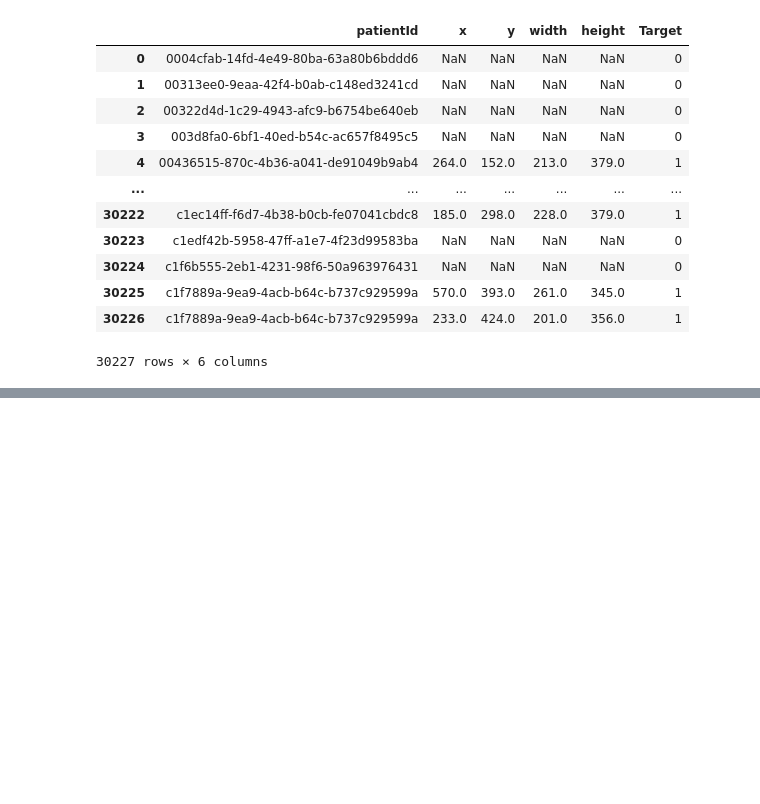
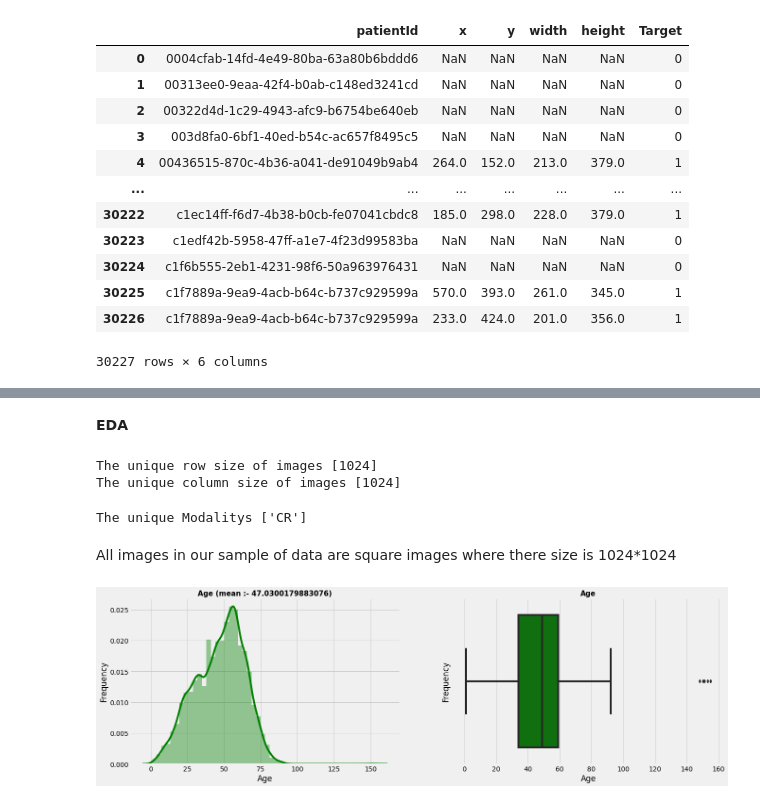
Before and after one commit to RohanKittu/Pneumonia-Detection_tensorflow, a Jupyter notebook: Pneumonia_detection.ipynb, the cells around one changed output, grey strips where cells are left out. Drawn from its saved outputs; the diff is of its cells as text; code cells hidden in the pictures; blank space fills up the shorter version.

```diff
--- a/Pneumonia_detection.ipynb
+++ b/Pneumonia_detection.ipynb
@@ -120,0 +500,5 @@ sample_sub
+# %%
+process_storage_folder_path:str = os.path.join(os.getcwd(),'pre_processed_data_set')
+saved_file_name_coordinates:str = os.path.join(process_storage_folder_path, "coordinates_org.pkl")
+coordinates_info:pd.DataFrame = pd.read_pickle(saved_file_name_coordinates)
+coordinates_info
@@ -120,0 +519,45 @@ sample_sub
+# %% [markdown]
+**EDA**
+# %%
+print(f'The unique row size of images {coordinates_info.No_rows.unique()}')
+print(f'The unique column size of images {coordinates_info.No_columns.unique()}')
+# %% [output]
+The unique row size of images [1024]
+The unique column size of images [1024]
+# %%
+print(f'The unique Modalitys {coordinates_info.Modality.unique()}')
+# %% [output]
+The unique Modalitys ['CR']
+# %% [markdown]
+All images in our sample of data are square images where there size is 1024*1024
+# %%
+coordinates_info['Age'] = coordinates_info['Age'].astype('int')
+# %%
+import warnings
+warnings.filterwarnings("ignore")
+all_colors: list = [
+    "blue",
+    "green",
+    "yellow",
+    "pink",
+    "orange",
+    "purple",
+    "brown",
+    "red",
+]
+col = np.random.choice(all_colors)
+# variable 1
+plt.style.use("fivethirtyeight")
+plt.figure(figsize=(20, 6))
+plt.subplot(1, 2, 1)
+plt.title('Age (mean :- '+str(coordinates_info['Age'].astype('int').mean())+')', fontweight="bold", fontsize=15)
+plt.ylabel("Frequency")
+sns.distplot(coordinates_info['Age'], color=col)
+
+plt.subplot(1, 2, 2)
+plt.title('Age', fontweight="bold", fontsize=15)
+plt.ylabel("Frequency")
+sns.boxplot(coordinates_info['Age'].astype('int'), orient="vertical", color=col)
+plt.show()
+# %% [output]
+[figure, added]
```
Also changed, not shown: parts of 63 cells of this notebook.
